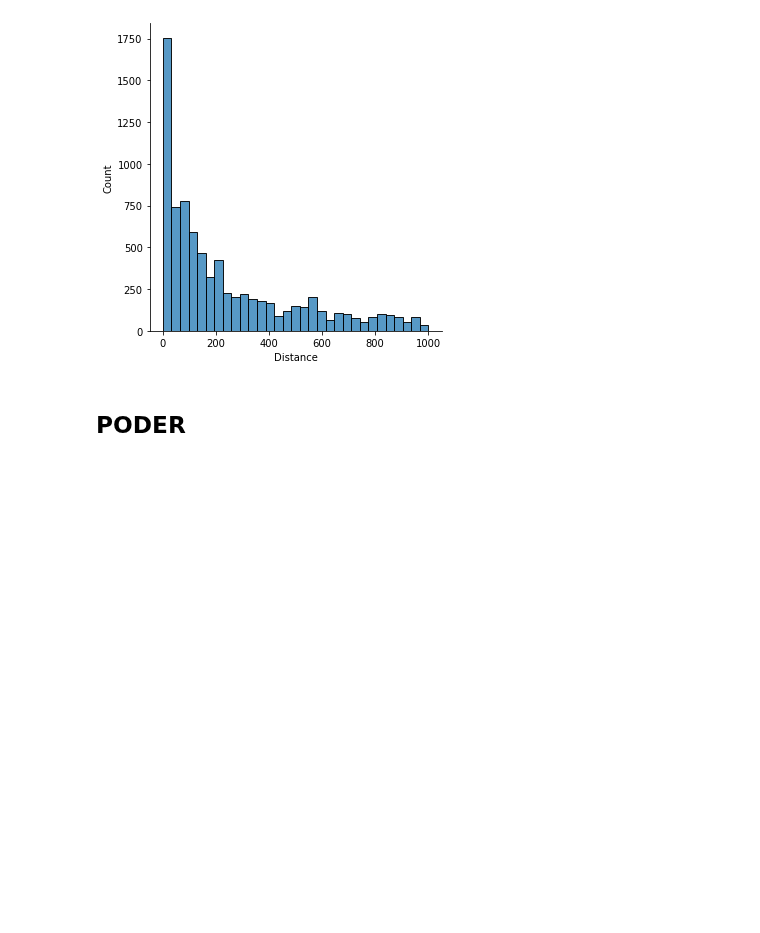
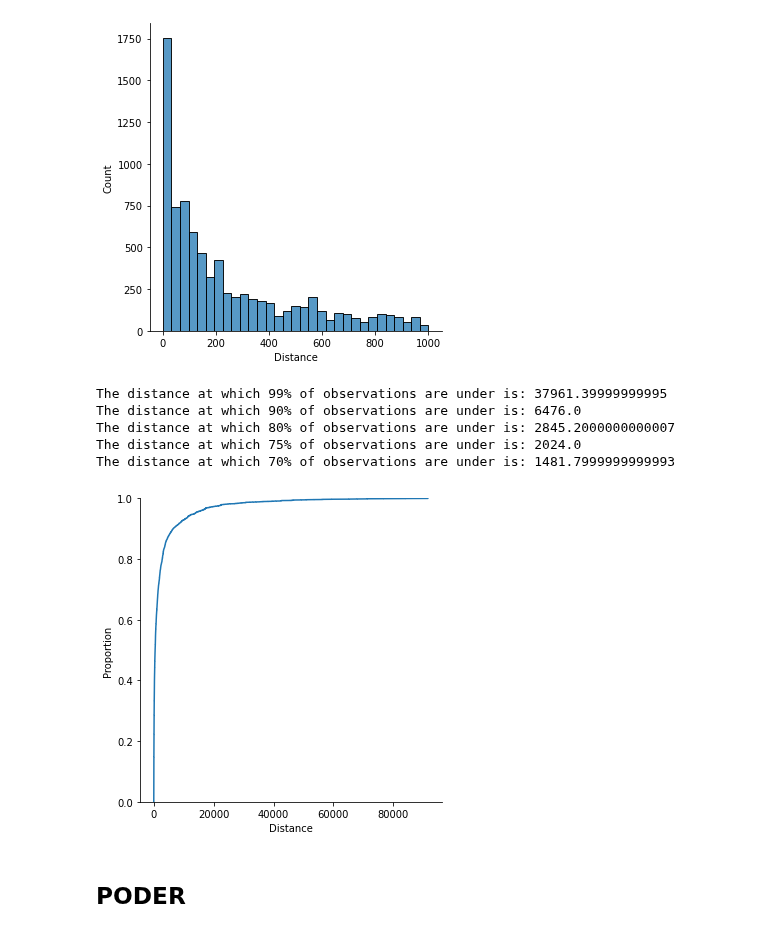
Before and after one commit to fairliereese/240903_pt, a Jupyter notebook: analysis/td_personal_get_novel_ss_dists.ipynb, the cells around one changed output. Cells and saved outputs as stored; diff of their text form; code cells hidden in the pictures; blank space fills up the shorter version.

```diff
--- a/analysis/td_personal_get_novel_ss_dists.ipynb
+++ b/analysis/td_personal_get_novel_ss_dists.ipynb
@@ -108,6 +128,26 @@ ax = sns.displot(temp,
 # %% [output]
 63.13% (8008/12685) of novel personalized haplotype SJs are w/i 1000bp of an annotated one
 [figure]
+# %%
+# ecdf
+ax = sns.displot(df,
+            kind='ecdf',
+            x='Distance')
+
+# some quantiles
+for perc in [99, 90, 80, 75, 70]:
+
+    # calc the dist. value at the Nth percentile
+    dist_thresh = df['Distance'].quantile(perc / 100)
+
+    print(f"The distance at which {perc}% of observations are under is: {dist_thresh}")
+# %% [output]
+The distance at which 99% of observations are under is: 37961.39999999995
+The distance at which 90% of observations are under is: 6476.0
+The distance at which 80% of observations are under is: 2845.2000000000007
+The distance at which 75% of observations are under is: 2024.0
+The distance at which 70% of observations are under is: 1481.7999999999993
+[figure, added]
 # %% [markdown]
 ## PODER
 # %%
```
Also changed, not shown: parts of 4 cells of this notebook, 3 other files.
